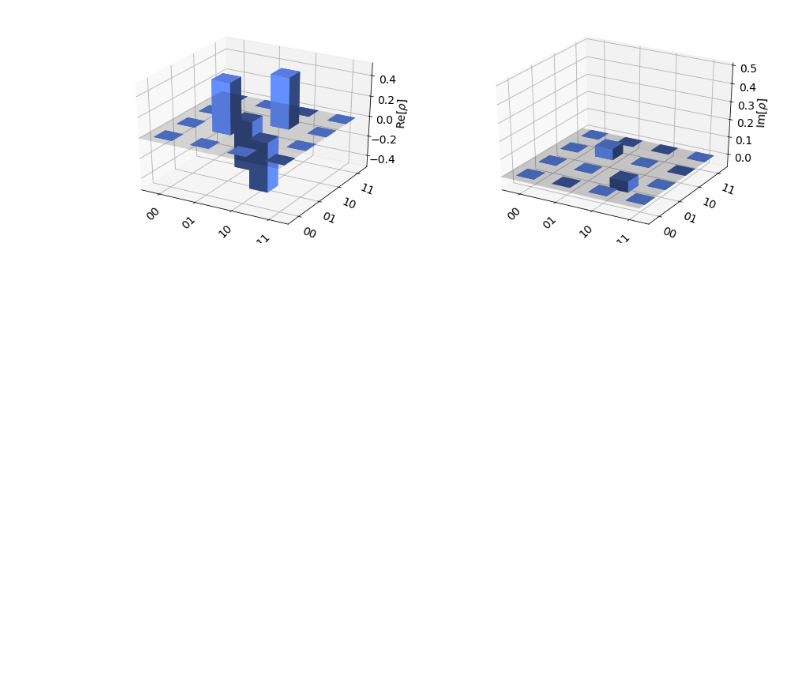
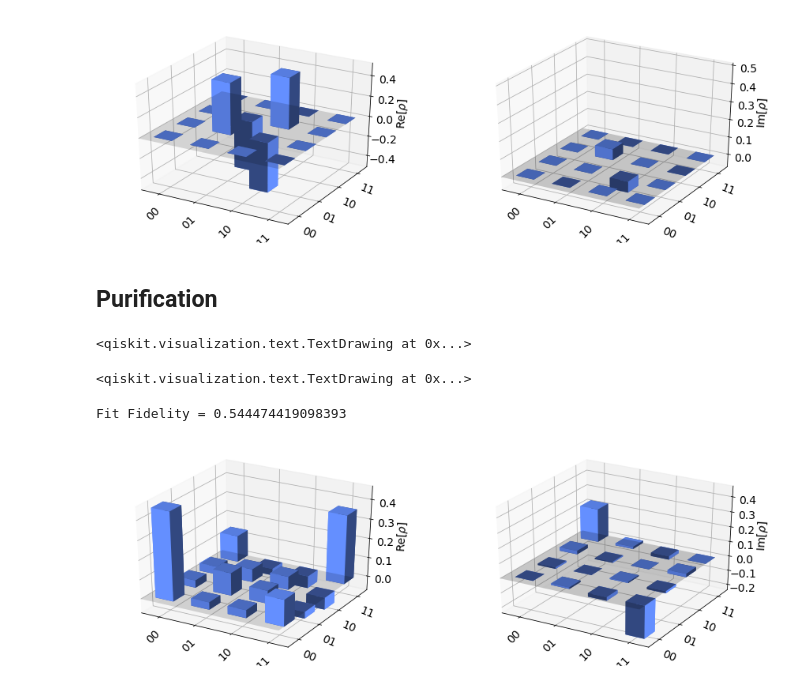
Before and after one commit to frags51/C-codes, a Jupyter notebook: assignment/quantum/proj.ipynb, the cells around one changed output. Drawn from its saved outputs; the diff is of its cells as text; code cells hidden in the pictures; blank space fills up the shorter version.

```diff
--- a/assignment/quantum/proj.ipynb
+++ b/assignment/quantum/proj.ipynb
@@ -526,3 +531,81 @@ print(psi_pur)
 plot_state_city(psi_pur)
 # %% [output]
 [figure]
+# %% [markdown]
+## Purification
+# %%
+import math
+qrPur = QuantumRegister(3)
+cRPur = ClassicalRegister(3)
+
+circuitPur = QuantumCircuit(qrPur)
+
+circuitPur.h(1)
+circuitPur.cx(1, 0)
+
+circuitPur.x(1)
+
+circuitPur.u1(math.pi, 1)
+circuitPur.u1(0.125, 0)
+circuitPur.draw()
+# %% [output]
+<qiskit.visualization.text.TextDrawing at 0x...>
+# %%
+circuitPur.h(0)
+circuitPur.h(1)
+circuitPur.h(2)
+
+circuitPur.cx(2,0)
+circuitPur.h(0)
+circuitPur.cx(2,1)
+
+circuitPur.h(2)
+circuitPur.h(1)
+circuitPur.cx(2,1)
+circuitPur.h(2)
+
+circuitPur.cx(2,0)
+circuitPur.cx(2,1)
+
+circuitPur.h(2)
+circuitPur.h(1)
+circuitPur.cx(2,1)
+
+circuitPur.h(2)
+circuitPur.h(1)
+
+circuitPur.u1(-0.125, 2)
+
+circuitPur.cx(2,0)
+circuitPur.cx(2,1)
+
+circuitPur.h(2)
+circuitPur.h(1)
+circuitPur.cx(2,1)
+
+circuitPur.h(1)
+#circuitPur.measure([0,1],[0,1])
+
+circuitPur.draw()
+# %% [output]
+<qiskit.visualization.text.TextDrawing at 0x...>
+# %%
+# NOTE::: This circuit shouldn't
+# Generate the state tomography circuits. Only pass in the
+# registers we want to measure (in this case 3 and 5)
+qst_pur = state_tomography_circuits(circuitPur, [qrPur[0],qrPur[1]])
+job_tomoPur = qiskit.execute(qst_pur, backendQ, shots=8192)
+
+tomo_bellPur = StateTomographyFitter(job_tomoPur.result(), qst_pur)
+
+# Perform the tomography fit
+# which outputs a density matrix
+rho_bellPur = tomo_bellPur.fit()
+F_bell = state_fidelity(psi_bell, rho_bellPur)
+print('Fit Fidelity =', F_bell)
+# %% [output]
+Fit Fidelity = 0.544474419098393
+# %%
+plot_state_city(rho_bellPur)
+# %% [output]
+[figure, added]
```
Also changed, not shown: parts of 6 cells of this notebook.
